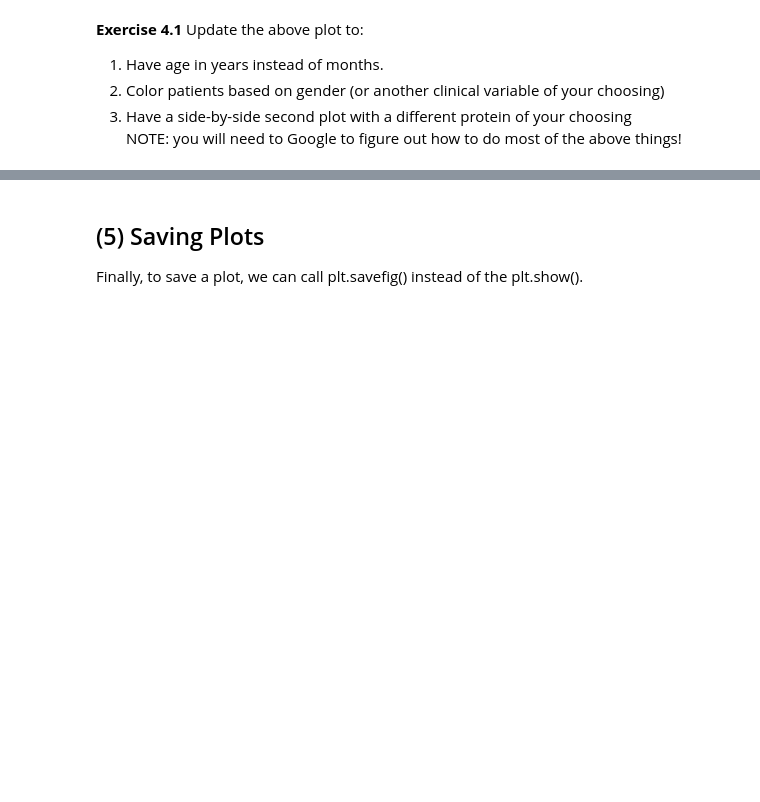
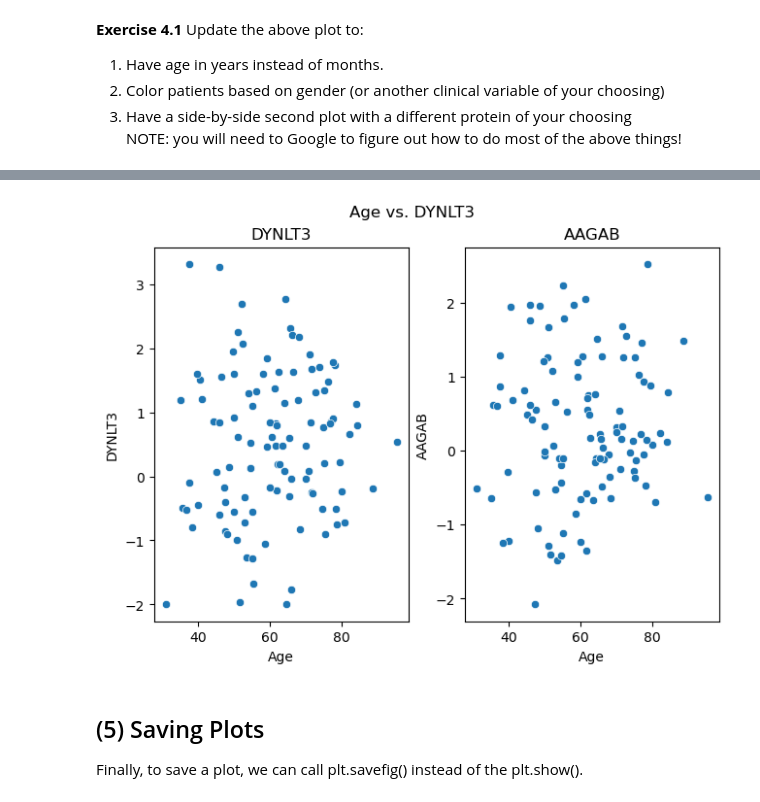
Before and after one commit to alic5e/qbio_490_alice, a Jupyter notebook: week10_python/Intro_to_CPTAC.ipynb, the cells around one changed output, grey strips where cells are left out. Saved outputs shown, nothing was run; the diff lists cells and outputs as text; code cells hidden in the pictures; blank space fills up the shorter version.

```diff
--- a/week10_python/Intro_to_CPTAC.ipynb
+++ b/week10_python/Intro_to_CPTAC.ipynb
@@ -397,5 +574,30 @@ plt.show()
 # %%
 # create plot here
+fig, ax = plt.subplots(1,2,constrained_layout=True)
+
+sns.scatterplot( # x-axis
+    x = clinical_data.loc[:, "Age"],
+    y = protein_data.loc[:, "DYNLT3"],
+    legend = "full",# show the legend
+    ax = ax[0]  # necessary for when plotting more than 1 subplot
+)
+
+fig.suptitle('Age vs. DYNLT3')  # set title
+
+sns.scatterplot( # x-axis
+    x = clinical_data.loc[:, "Age"],
+    y = protein_data.loc[:, "AAGAB"],
+    legend = "full",  # show the legend
+    ax = ax[1]  # necessary for when plotting more than 1 subplot
+)
+
+ax[0].set_title("DYNLT3")
+ax[1].set_title("AAGAB")
+
+
+plt.show()
+# %% [output]
+[figure, added]
 # %% [markdown]
 ## (5) Saving Plots
 Finally, to save a plot, we can call plt.savefig() instead of the plt.show().
```
Also changed, not shown: parts of 31 cells of this notebook.
